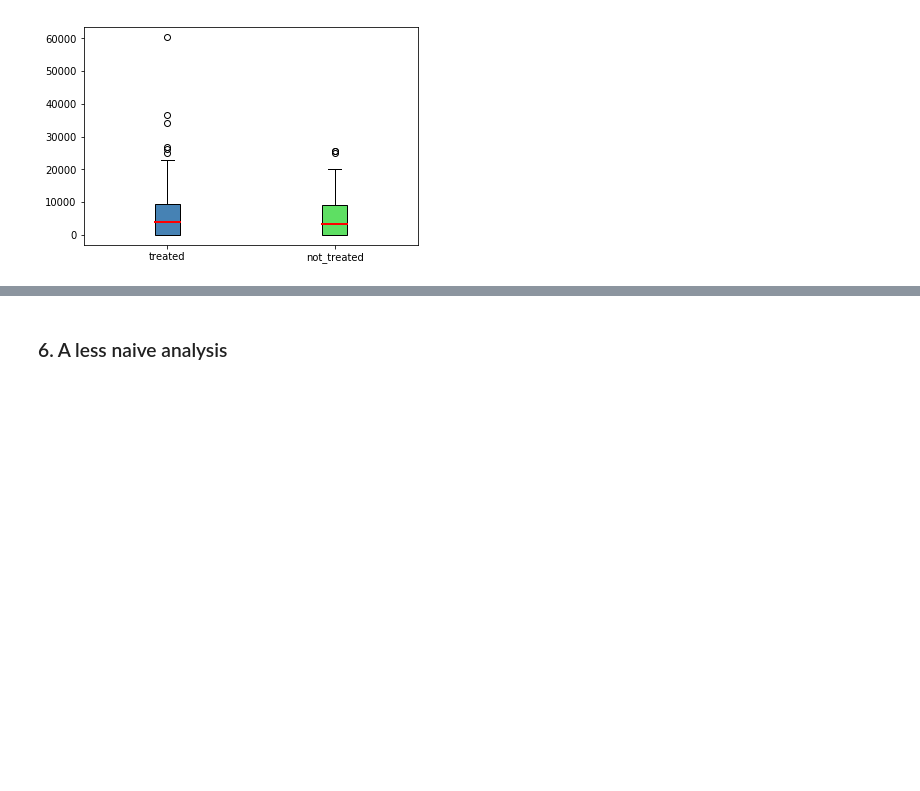
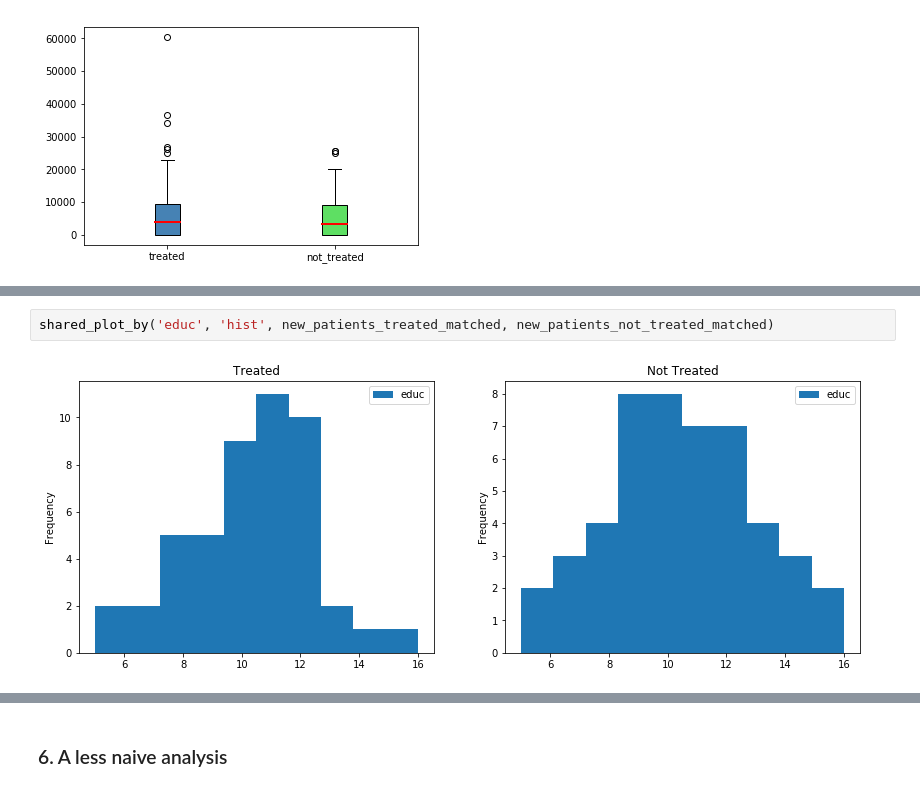
Before and after one commit to IsaacLeimgruber/ADA_labs_repo, a Jupyter notebook: 04 - Applied ML/HW04_Charles.ipynb, the cells around one changed output, grey strips where cells are left out. Drawn from its saved outputs; the diff is of its cells as text; blank space fills up the shorter version.

```diff
--- a/04 - Applied ML/HW04_Charles.ipynb
+++ b/04 - Applied ML/HW04_Charles.ipynb
@@ -610,0 +688,4 @@ make_boxplot(patients_treated_race, patients_not_treated_race, 're78', ['treated
+# %%
+shared_plot_by('educ', 'hist', new_patients_treated_matched, new_patients_not_treated_matched)
+# %% [output]
+[figure, added]
```
Also changed, not shown: parts of 23 cells of this notebook.
